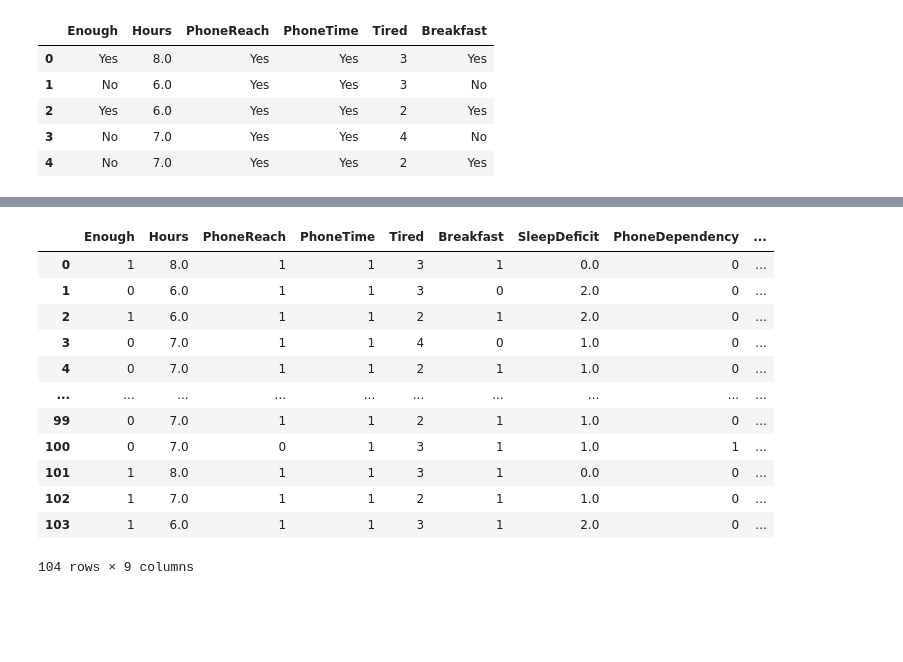
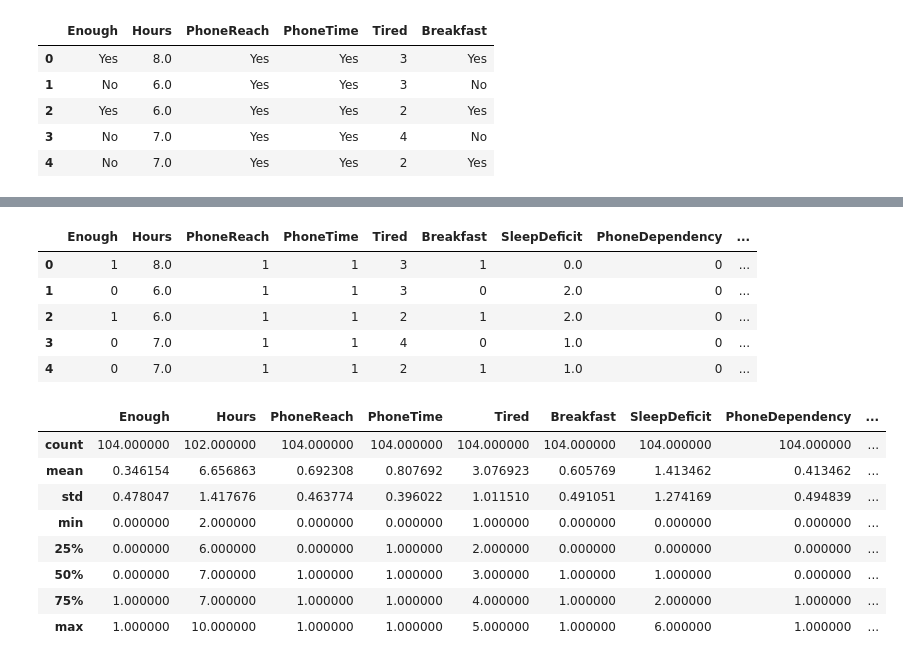
Before and after one commit to DANUSHMATHI2002/7PAM2000-0901-Applied_Data_Science, a Jupyter notebook: ASS1.ipynb, the cells around one changed output, grey strips where cells are left out. Drawn from its saved outputs; the diff is of its cells as text; code cells hidden in the pictures; blank space fills up the shorter version.

```diff
--- a/ASS1.ipynb
+++ b/ASS1.ipynb
@@ -18,7 +18,13 @@ df.head(5)
 | 3 | No | 7.0 | Yes | Yes | 4 | No |
 | 4 | No | 7.0 | Yes | Yes | 2 | Yes |
 # %%
+
 from sklearn import preprocessing
+
+# Load the existing data
+df = pd.read_csv('/content/SleepStudyData.csv')
+
+# Calculate SleepDeficit
 df['SleepDeficit'] = df['Hours'].apply(lambda x: max(0, 8 - x))
 
 # Calculate PhoneDependency
@@ -36,5 +42,20 @@ df['Breakfast'] = label_encoder.fit_transform(df['Breakfast'])
 df['PhoneDependency'] = label_encoder.fit_transform(df['PhoneDependency'])
 df['SleepQuality'] = label_encoder.fit_transform(df['SleepQuality'])
 
+# Rename columns for user readability
+df.rename(columns={
+    'Enough': 'SufficientSleep',           # Indicates if the participant feels they get enough sleep
+    'Hours': 'SleepHours',                 # Average hours of sleep
+    'PhoneReach': 'PhoneWithinReach',      # Indicates if phone is within reach at night
+    'PhoneTime': 'PhoneUseBeforeSleep',    # Indicates if the phone is used before sleep
+    'Tired': 'DaytimeTiredness',           # Tiredness level throughout the day
+    'Breakfast': 'EatsBreakfast',          # Indicates if the participant typically eats breakfast
+    'SleepDeficit': 'SleepDeficit',        # Calculated sleep deficit
+    'PhoneDependency': 'PhoneDependency',   # Indicates level of phone dependency
+    'SleepQuality': 'SleepQuality'          # Indicates overall sleep quality
+}, inplace=True)
+
 # Save the updated DataFrame to a new CSV file
 df.to_csv('/content/Updated_SleepStudyData.csv', index=False)
+
+#
@@ -55,16 +62,21 @@ df.to_csv('/content/Updated_SleepStudyData.csv', index=False)
+# %%
+df.head(5)
+# %% [output]
+|  | Enough | Hours | PhoneReach | PhoneTime | Tired | Breakfast | SleepDeficit | PhoneDependency | ... |
+| 0 | 1 | 8.0 | 1 | 1 | 3 | 1 | 0.0 | 0 | ... |
+| 1 | 0 | 6.0 | 1 | 1 | 3 | 0 | 2.0 | 0 | ... |
+| 2 | 1 | 6.0 | 1 | 1 | 2 | 1 | 2.0 | 0 | ... |
+| 3 | 0 | 7.0 | 1 | 1 | 4 | 0 | 1.0 | 0 | ... |
+| 4 | 0 | 7.0 | 1 | 1 | 2 | 1 | 1.0 | 0 | ... |
 # %%
-df
+df.describe()
 # %% [output]
 |  | Enough | Hours | PhoneReach | PhoneTime | Tired | Breakfast | SleepDeficit | PhoneDependency | ... |
-| 0 | 1 | 8.0 | 1 | 1 | 3 | 1 | 0.0 | 0 | ... |
-| 1 | 0 | 6.0 | 1 | 1 | 3 | 0 | 2.0 | 0 | ... |
-| 2 | 1 | 6.0 | 1 | 1 | 2 | 1 | 2.0 | 0 | ... |
-| 3 | 0 | 7.0 | 1 | 1 | 4 | 0 | 1.0 | 0 | ... |
-| 4 | 0 | 7.0 | 1 | 1 | 2 | 1 | 1.0 | 0 | ... |
-| ... | ... | ... | ... | ... | ... | ... | ... | ... | ... |
-| 99 | 0 | 7.0 | 1 | 1 | 2 | 1 | 1.0 | 0 | ... |
-| 100 | 0 | 7.0 | 0 | 1 | 3 | 1 | 1.0 | 1 | ... |
-| 101 | 1 | 8.0 | 1 | 1 | 3 | 1 | 0.0 | 0 | ... |
-| 102 | 1 | 7.0 | 1 | 1 | 2 | 1 | 1.0 | 0 | ... |
-| 103 | 1 | 6.0 | 1 | 1 | 3 | 1 | 2.0 | 0 | ... |
+| count | 104.000000 | 102.000000 | 104.000000 | 104.000000 | 104.000000 | 104.000000 | 104.000000 | 104.000000 | ... |
+| mean | 0.346154 | 6.656863 | 0.692308 | 0.807692 | 3.076923 | 0.605769 | 1.413462 | 0.413462 | ... |
+| std | 0.478047 | 1.417676 | 0.463774 | 0.396022 | 1.011510 | 0.491051 | 1.274169 | 0.494839 | ... |
+| min | 0.000000 | 2.000000 | 0.000000 | 0.000000 | 1.000000 | 0.000000 | 0.000000 | 0.000000 | ... |
+| 25% | 0.000000 | 6.000000 | 0.000000 | 1.000000 | 2.000000 | 0.000000 | 0.000000 | 0.000000 | ... |
+| 50% | 0.000000 | 7.000000 | 1.000000 | 1.000000 | 3.000000 | 1.000000 | 1.000000 | 0.000000 | ... |
+| 75% | 1.000000 | 7.000000 | 1.000000 | 1.000000 | 4.000000 | 1.000000 | 2.000000 | 1.000000 | ... |
+| max | 1.000000 | 10.000000 | 1.000000 | 1.000000 | 5.000000 | 1.000000 | 6.000000 | 1.000000 | ... |
-104 rows × 9 columns
```
Also changed, not shown: parts of 1 cell of this notebook.
